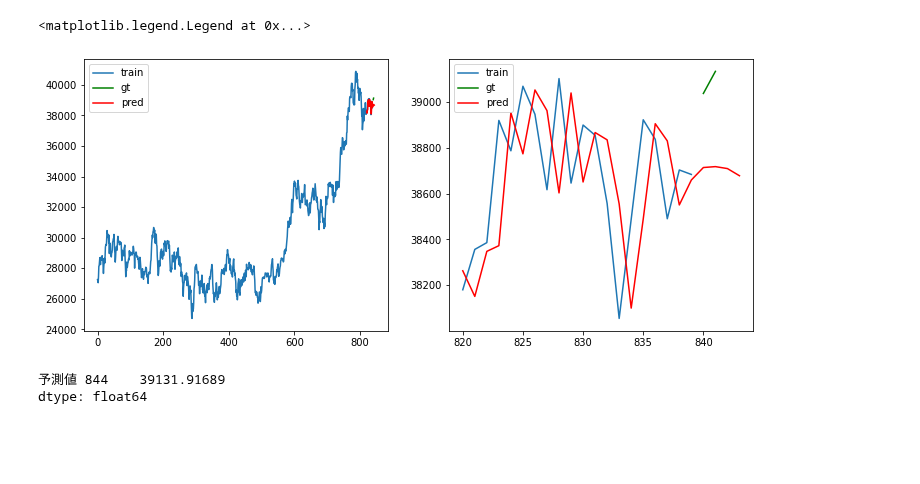
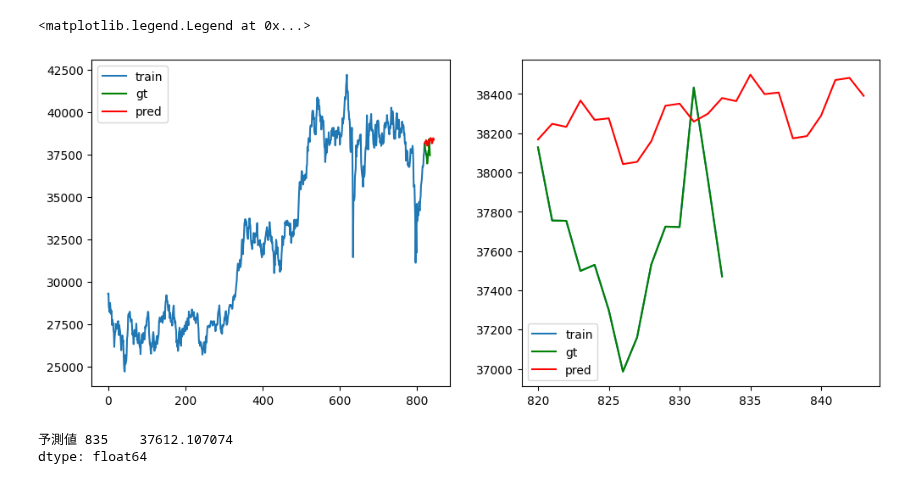
Before and after one commit to KHiraGit/sudspg_ds, a Jupyter notebook: ds09_stock.ipynb, the cells around one changed output. Drawn from its saved outputs; the diff is of its cells as text; code cells hidden in the pictures; blank space fills up the shorter version.

```diff
--- a/ds09_stock.ipynb
+++ b/ds09_stock.ipynb
@@ -64,4 +65,4 @@ ax4.plot(res.resid)
 # %%
 # モデル構築と検証のためのデータを準備
-train = stock_df[0:840]  # 学習用データ
-test = stock_df[840:]  # 検証用データ
+train = stock_df[0:820]  # 学習用データ
+test = stock_df[820:]  # 検証用データ
@@ -116,0 +69,25 @@ Warnings:
+# %%
+# グリッドサーチで最適なARIMAモデルを探索
+p = d = q = range(0, 2) # パラメータ範囲の設定
+pdq = list(itertools.product(p, d, q))
+seasonal_pdq = [(x[0], x[1], x[2], 12) for x in pdq]
+
+best_aic = np.inf # 最小AICを無限大で初期化
+best_params = None # 最適なパラメータを格納する変数
+# グリッドサーチを実行
+for param in pdq:
+    for seasonal_param in seasonal_pdq:
+        try:
+            model = sm.tsa.SARIMAX(train, order=param, seasonal_order=seasonal_param,
+                                   enforce_stationarity=False,
+                                   enforce_invertibility=False)
+            results = model.fit(disp=False)
+
+            if results.aic < best_aic:
+                best_aic = results.aic
+                best_params = (param, seasonal_param)
+                print(f"New best AIC: {best_aic} with params {best_params}")
+        except:
+            continue
+
+print(f"Best SARIMAX parameters: {best_params}")
@@ -117,33 +108,33 @@ Warnings:
 # %%
 # pmdarima で探索した最適次数を利用してモデルを作成
-# SARIMA = sm.tsa.SARIMAX(train, order=(0, 1, 0), seasonal_order=(0, 0, 1, 25)).fit()
-SARIMA = sm.tsa.SARIMAX(train, order=(1, 1, 1), seasonal_order=(1, 0, 0, 25)).fit()
+SARIMA = sm.tsa.SARIMAX(train, order=best_params[0], seasonal_order=best_params[1],
+                     enforce_stationarity=False, enforce_invertibility=False).fit()
 pred = SARIMA.predict(820, 843)
 
 # 実データと予測結果の図示
 fig = plt.figure(figsize=(12, 5))
 ax1 = fig.add_subplot(121)
 ax1.plot(train, label="train")
 ax1.plot(test, "g", label="gt")
 ax1.plot(pred, "r", label="pred")
 ax1.legend()
 ax2 = fig.add_subplot(122)
 ax2.plot(stock_df[820:840], label="train")
 ax2.plot(test, "g", label="gt")
 ax2.plot(pred, "r", label="pred")
 ax2.legend()
 # %% [output]
 <matplotlib.legend.Legend at 0x...>
-[figure, old version]
+[figure, new version]
 # %%
 # モデル構築と検証のためのデータを準備
 train = stock_df  # 学習用データ
 # pmdarima で探索した最適次数を利用してモデルを作成
-# SARIMA = sm.tsa.SARIMAX(train, order=(0, 1, 0), seasonal_order=(0, 1, 0, 25)).fit()
-SARIMA = sm.tsa.SARIMAX(train, order=(1, 1, 1), seasonal_order=(1, 0, 0, 25)).fit()
+SARIMA = sm.tsa.SARIMAX(train, order=best_params[0], seasonal_order=best_params[1],
+                     enforce_stationarity=False, enforce_invertibility=False).fit()
 # 学習データの範囲の次の日の終値を予測して表示
-pred = SARIMA.predict(844)
+pred = SARIMA.predict(835)
 print('予測値', pred)
 # %% [output]
-予測値 844    39131.91689
+予測値 835    37612.107074
 dtype: float64
```
Also changed, not shown: parts of 8 cells of this notebook, 1 other file.
